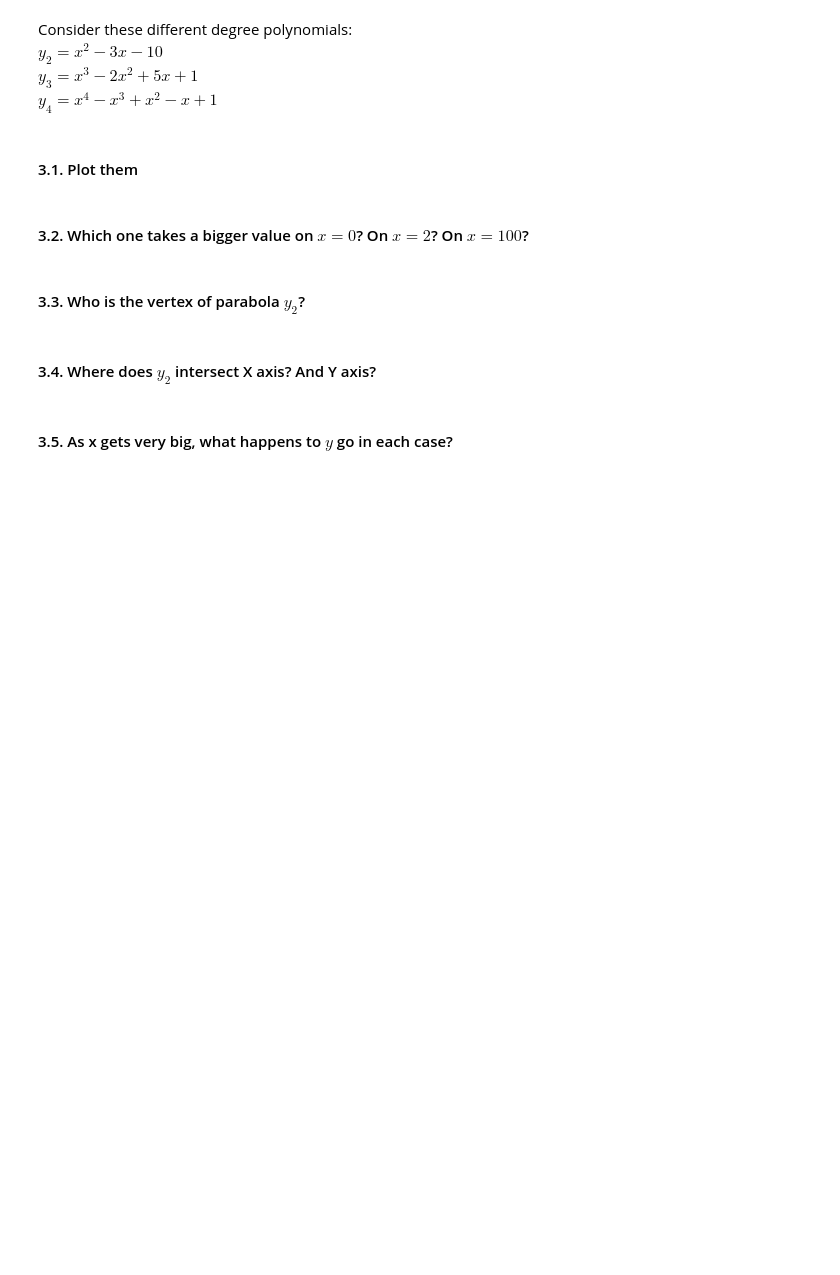
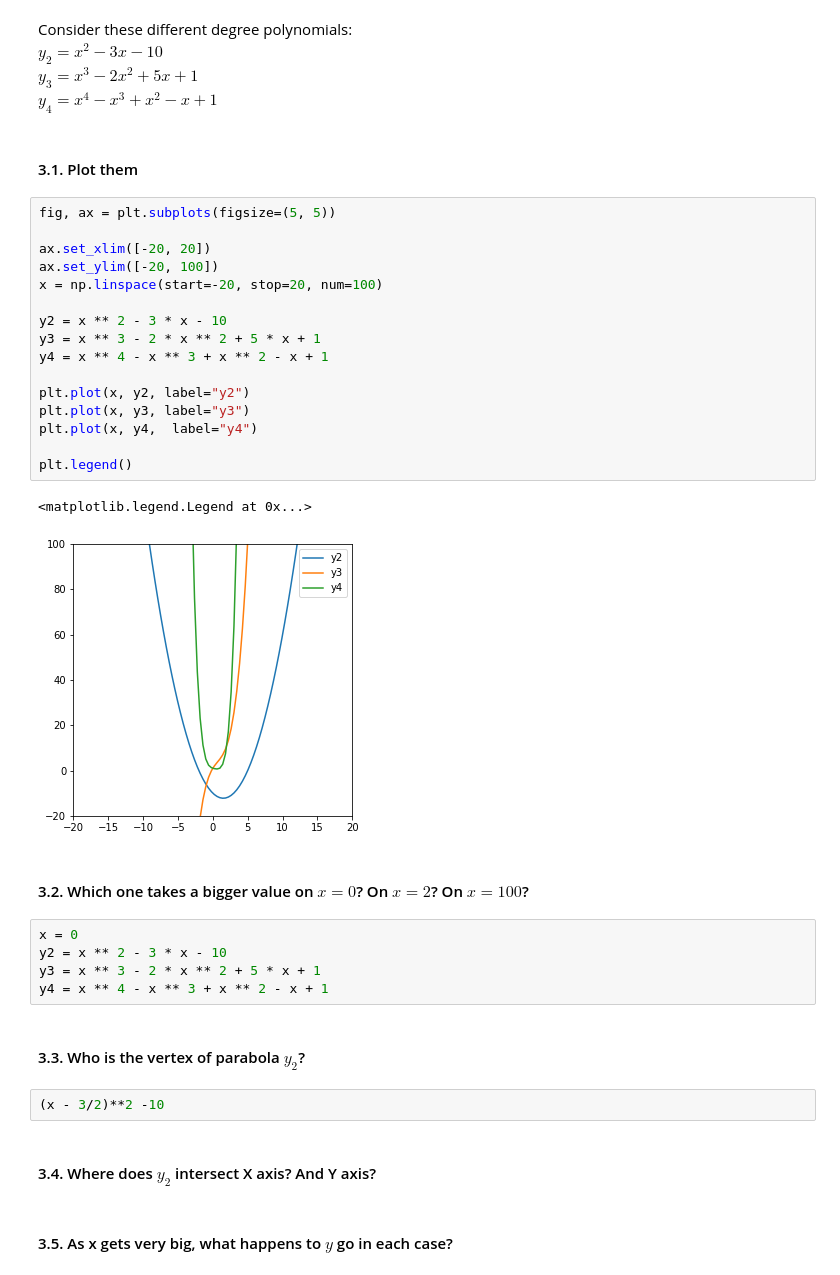
Before and after one commit to Ironhack-Data-Madrid-Marzo-2021/lab-math-refresher, a Jupyter notebook: your-code/main.ipynb, the cells around one changed output. Drawn from its saved outputs; the diff is of its cells as text; blank space fills up the shorter version.

```diff
--- a/your-code/main.ipynb
+++ b/your-code/main.ipynb
@@ -43,10 +115,36 @@ $y_3=x^3-2x^2+5x+1$
 $y_4=x^4-x^3+x^2-x+1$
 # %% [markdown]
 #### 3.1. Plot them
+# %%
+fig, ax = plt.subplots(figsize=(5, 5))
+
+ax.set_xlim([-20, 20])
+ax.set_ylim([-20, 100])
+x = np.linspace(start=-20, stop=20, num=100)
+
+y2 = x ** 2 - 3 * x - 10
+y3 = x ** 3 - 2 * x ** 2 + 5 * x + 1
+y4 = x ** 4 - x ** 3 + x ** 2 - x + 1
+
+plt.plot(x, y2, label="y2")
+plt.plot(x, y3, label="y3")
+plt.plot(x, y4,  label="y4")
+
+plt.legend()
+# %% [output]
+<matplotlib.legend.Legend at 0x...>
+[figure, added]
 # %% [markdown]
 #### 3.2. Which one takes a bigger value on $x=0$? On $x=2$? On $x=100$?
+# %%
+x = 0
+y2 = x ** 2 - 3 * x - 10
+y3 = x ** 3 - 2 * x ** 2 + 5 * x + 1
+y4 = x ** 4 - x ** 3 + x ** 2 - x + 1
 # %% [markdown]
 #### 3.3. Who is the vertex of parabola $y_2$?
+# %%
+(x - 3/2)**2 -10
 # %% [markdown]
 #### 3.4. Where does $y_2$ intersect X axis? And Y axis?
 # %% [markdown]
```
Also changed, not shown: parts of 34 cells of this notebook.
